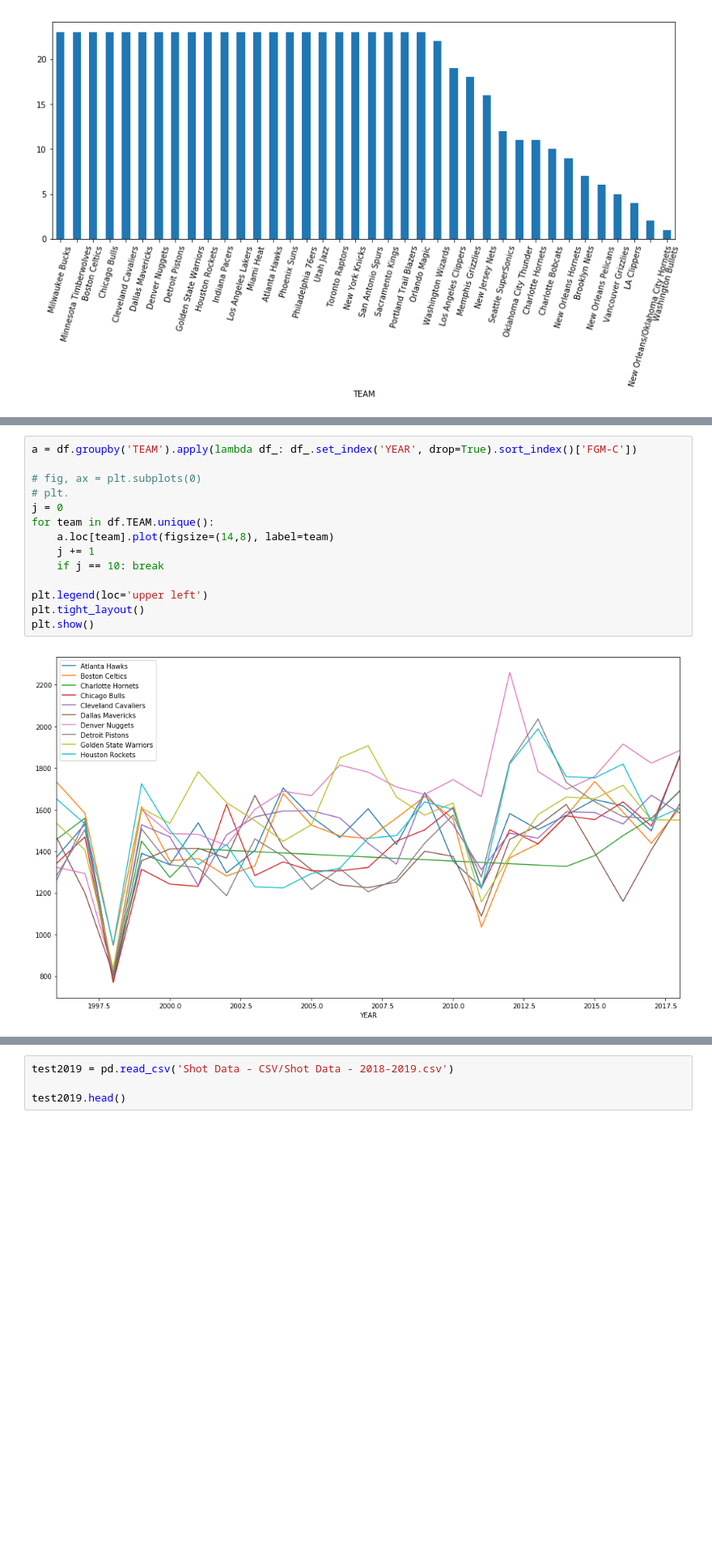
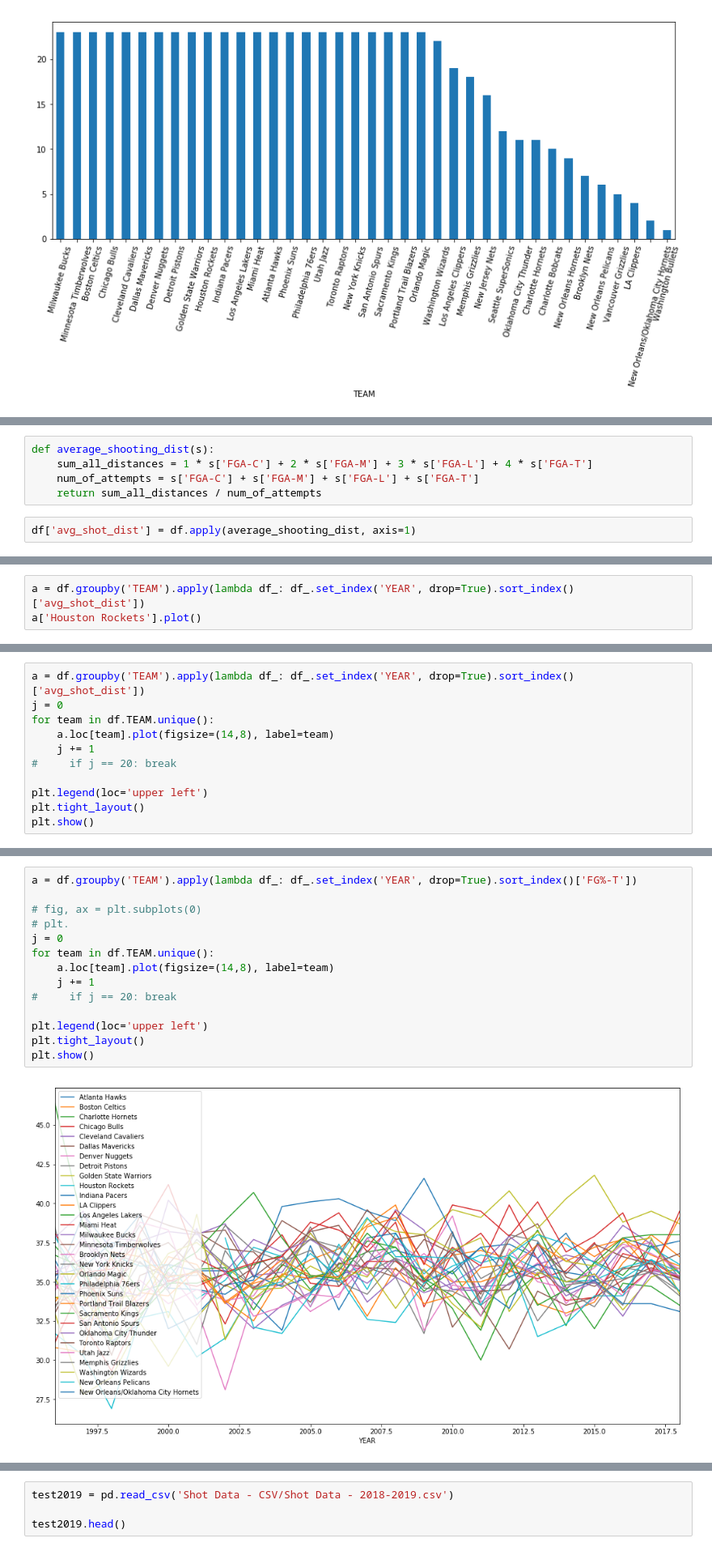
Before and after one commit to easonychang/HotShot-NBAEdition, a Jupyter notebook: Early_analysis.ipynb, the cells around one changed output, grey strips where cells are left out. Shown at 81% size. Drawn from its saved outputs; the diff is of its cells as text; blank space fills up the shorter version.

```diff
--- a/Early_analysis.ipynb
+++ b/Early_analysis.ipynb
@@ -62,0 +103,7 @@ plt.show()
+# %%
+def average_shooting_dist(s):
+    sum_all_distances = 1 * s['FGA-C'] + 2 * s['FGA-M'] + 3 * s['FGA-L'] + 4 * s['FGA-T']
+    num_of_attempts = s['FGA-C'] + s['FGA-M'] + s['FGA-L'] + s['FGA-T']
+    return sum_all_distances / num_of_attempts
+# %%
+df['avg_shot_dist'] = df.apply(average_shooting_dist, axis=1)
@@ -62,0 +131,3 @@ plt.show()
+# %%
+a = df.groupby('TEAM').apply(lambda df_: df_.set_index('YEAR', drop=True).sort_index()['avg_shot_dist'])
+a['Houston Rockets'].plot()
@@ -62,0 +137,11 @@ plt.show()
+# %%
+a = df.groupby('TEAM').apply(lambda df_: df_.set_index('YEAR', drop=True).sort_index()['avg_shot_dist'])
+j = 0
+for team in df.TEAM.unique():
+    a.loc[team].plot(figsize=(14,8), label=team)
+    j += 1
+#     if j == 20: break
+
+plt.legend(loc='upper left')
+plt.tight_layout()
+plt.show()
@@ -63,16 +150,16 @@ plt.show()
 # %%
-a = df.groupby('TEAM').apply(lambda df_: df_.set_index('YEAR', drop=True).sort_index()['FGM-C'])
+a = df.groupby('TEAM').apply(lambda df_: df_.set_index('YEAR', drop=True).sort_index()['FG%-T'])
 
 # fig, ax = plt.subplots(0)
 # plt.
 j = 0
 for team in df.TEAM.unique():
     a.loc[team].plot(figsize=(14,8), label=team)
     j += 1
-    if j == 10: break
+#     if j == 20: break
 
 plt.legend(loc='upper left')
 plt.tight_layout()
 plt.show()
 # %% [output]
-[figure, old version]
+[figure, new version]
```
Also changed, not shown: parts of 8 cells of this notebook.
